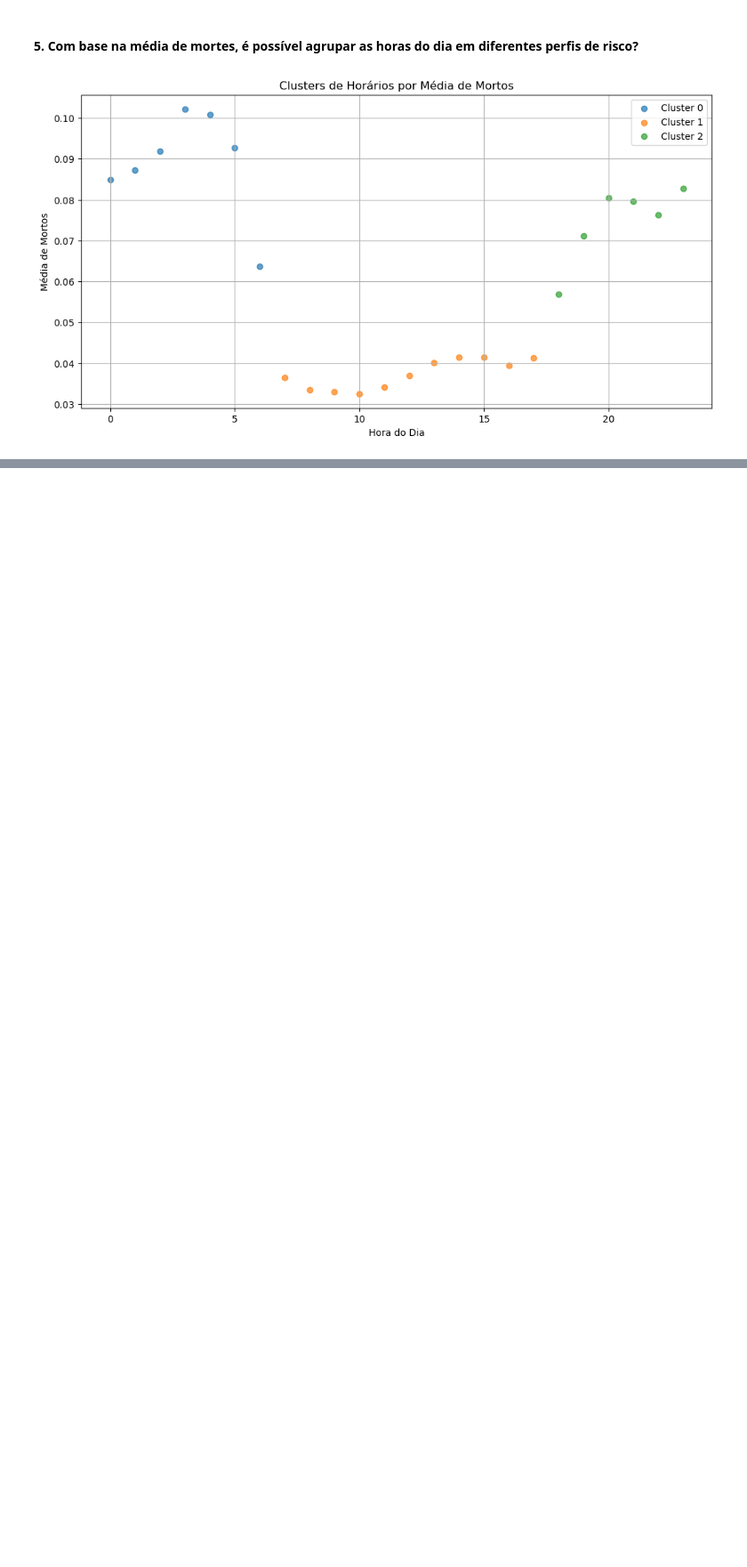
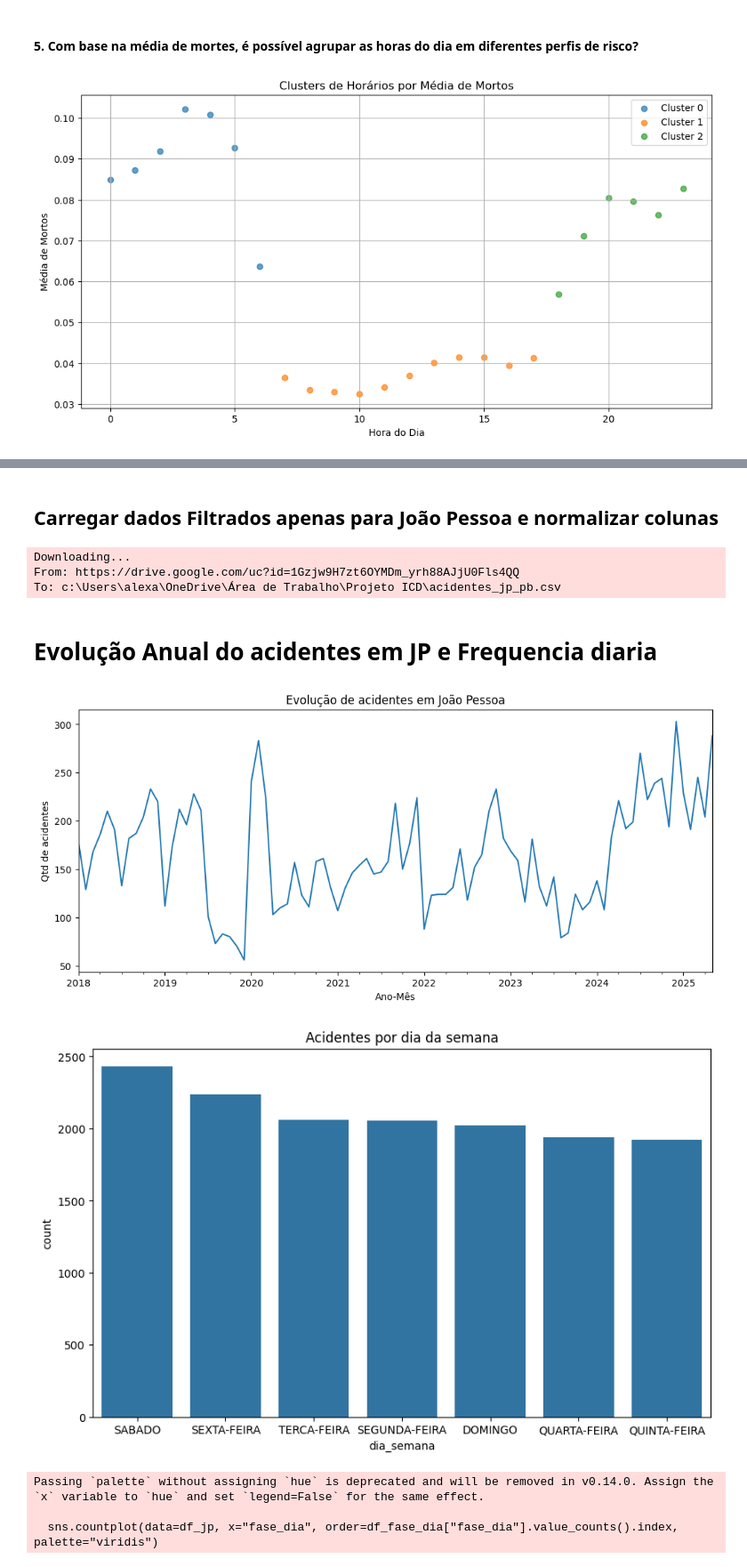
Before and after one commit to henriquesantos007/Trabalho-ICD-2025.1, a Jupyter notebook: analise_temporal.ipynb, the cells around one changed output, grey strips where cells are left out. Shown at 89% size. Saved outputs shown, nothing was run; the diff lists cells and outputs as text; code cells hidden in the pictures; blank space fills up the shorter version.

```diff
--- a/analise_temporal.ipynb
+++ b/analise_temporal.ipynb
@@ -670,0 +683,65 @@ plt.show()
+# %% [markdown]
+## Carregar dados Filtrados apenas para João Pessoa e normalizar colunas
+# %%
+import gdown
+import pandas as pd
+
+
+url = "https://drive.google.com/uc?id=1Gzjw9H7zt6OYMDm_yrh88AJjU0Fls4QQ"
+output = "acidentes_jp_pb.csv"
+gdown.download(url, output, quiet=False)
+
+
+df_jp = pd.read_csv(output, sep=",", low_memory=False)
+
+# Converter datas
+df_jp["data_acidente"] = pd.to_datetime(df_jp["data_acidente"], errors="coerce")
+df_jp["ano_mes"] = df_jp["data_acidente"].dt.to_period("M")
+
+# Normalizar hora dos acidentes
+# string de 6 dígitos
+df_jp["hora_acidente_str"] = df_jp["hora_acidente"].astype(str).str.zfill(6)
+
+
+
+def limpar_categoria(df, coluna):
+    "Remove linhas com categorias 'NÃO INFORMADO' ou 'DESCONHECIDO'"
+    return df[~df[coluna].str.upper().isin(["NAO INFORMADO", "NÃO INFORMADO", "DESCONHECIDO"])]
+# %% [output]
+Downloading...
+From: https://drive.google.com/uc?id=1Gzjw9H7zt6OYMDm_yrh88AJjU0Fls4QQ
+To: c:\Users\alexa\OneDrive\Área de Trabalho\Projeto ICD\acidentes_jp_pb.csv
+# %% [markdown]
+# Evolução Anual do acidentes em JP e Frequencia diaria
+# %%
+# Evolução mensal de acidentes
+plt.figure(figsize=(12,5))
+df_jp.groupby("ano_mes").size().plot()
+plt.title("Evolução de acidentes em João Pessoa")
+plt.ylabel("Qtd de acidentes")
+plt.xlabel("Ano-Mês")
+plt.show()
+
+df_semana = limpar_categoria(df_jp, "dia_semana")
+plt.figure(figsize=(10,6))
+sns.countplot(data=df_semana, x="dia_semana", order=df_semana["dia_semana"].value_counts().index)
+plt.title("Acidentes por dia da semana")
+plt.show()
+
+# Histograma de acidentes por hora
+df_fase_dia = limpar_categoria(df_jp, "fase_dia")
+plt.figure(figsize=(8,5))
+sns.countplot(data=df_jp, x="fase_dia", order=df_fase_dia["fase_dia"].value_counts().index, palette="viridis")
+
+plt.title("Número de Acidentes em João Pessoa por Fase do Dia", fontsize=14)
+plt.xlabel("Fase do dia")
+plt.ylabel("Número de acidentes")
+plt.xticks(rotation=45)
+plt.tight_layout()
+plt.show()
+# %% [output]
+[figure, added]
+[figure, added]
+Passing `palette` without assigning `hue` is deprecated and will be removed in v0.14.0. Assign the `x` variable to `hue` and set `legend=False` for the same effect.
+
+  sns.countplot(data=df_jp, x="fase_dia", order=df_fase_dia["fase_dia"].value_counts().index, palette="viridis")
```
Also changed, not shown: parts of 12 cells of this notebook.
